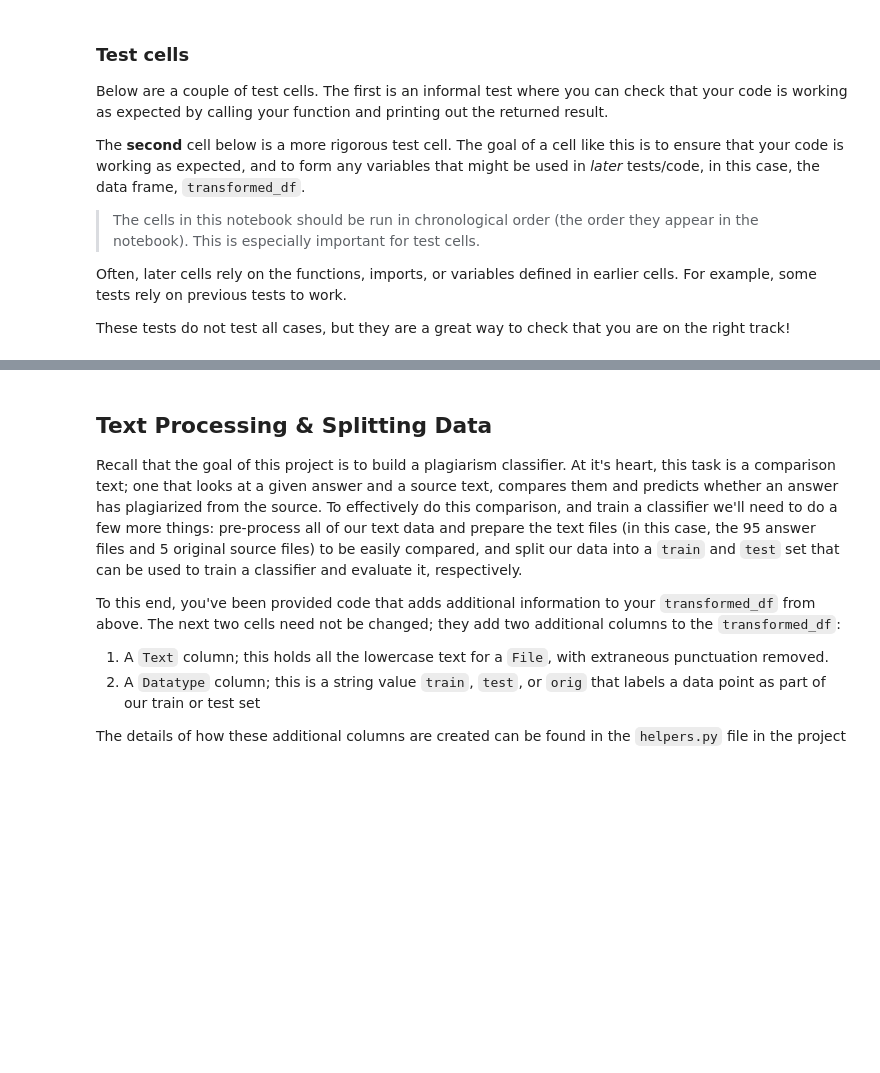
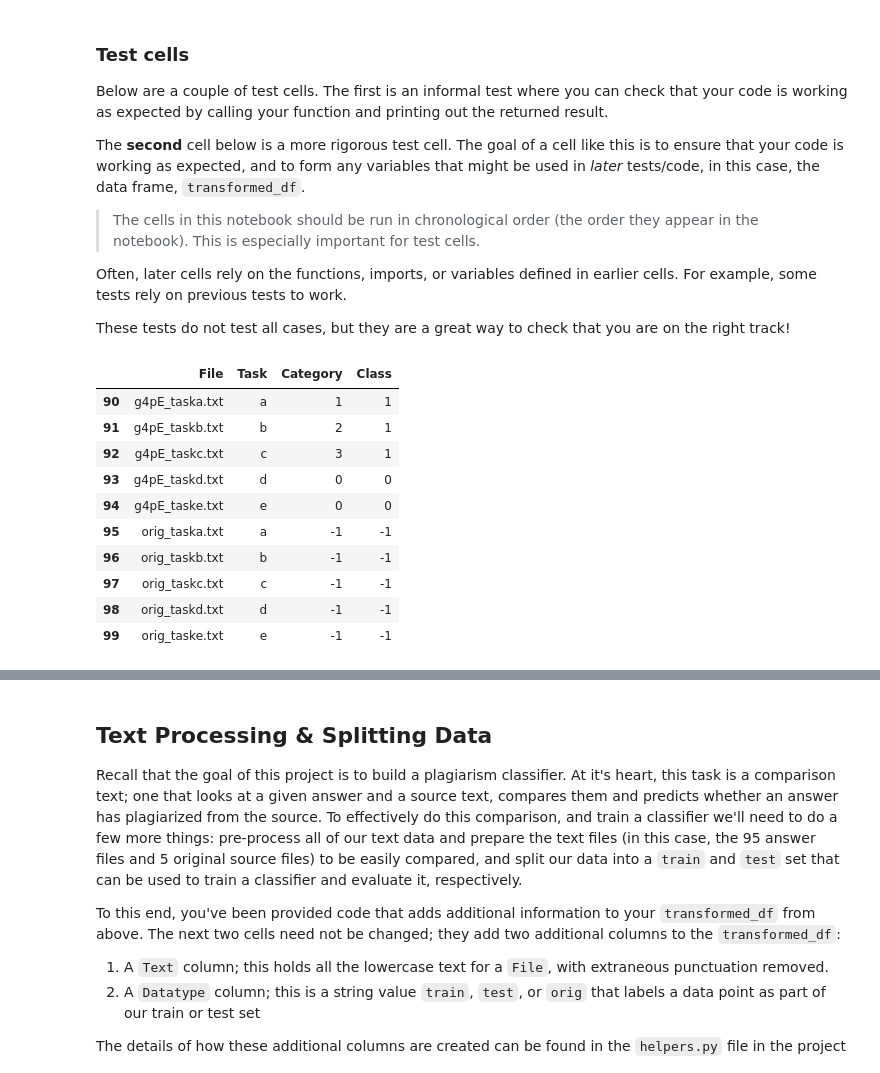
Before and after one commit to manumaqueda/plagiarism-detection, a Jupyter notebook: 2_Plagiarism_Feature_Engineering.ipynb, the cells around one changed output, grey strips where cells are left out. Drawn from its saved outputs; the diff is of its cells as text; code cells hidden in the pictures; blank space fills up the shorter version.

```diff
--- a/2_Plagiarism_Feature_Engineering.ipynb
+++ b/2_Plagiarism_Feature_Engineering.ipynb
@@ -169,11 +169,24 @@ These tests do not test all cases, but they are a great way to check that you ar
 # %%
 # informal testing, print out the results of a called function
 # create new `transformed_df`
 transformed_df = numerical_dataframe(csv_file ='data/file_information.csv')
 
 # check work
 # check that all categories of plagiarism have a class label = 1
 transformed_df.head(10)
+transformed_df.tail(10)
+# %% [output]
+|  | File | Task | Category | Class |
+| 90 | g4pE_taska.txt | a | 1 | 1 |
+| 91 | g4pE_taskb.txt | b | 2 | 1 |
+| 92 | g4pE_taskc.txt | c | 3 | 1 |
+| 93 | g4pE_taskd.txt | d | 0 | 0 |
+| 94 | g4pE_taske.txt | e | 0 | 0 |
+| 95 | orig_taska.txt | a | -1 | -1 |
+| 96 | orig_taskb.txt | b | -1 | -1 |
+| 97 | orig_taskc.txt | c | -1 | -1 |
+| 98 | orig_taskd.txt | d | -1 | -1 |
+| 99 | orig_taske.txt | e | -1 | -1 |
 # %%
 # test cell that creates `transformed_df`, if tests are passed
 
```
Also changed, not shown: parts of 25 cells of this notebook, 1 other file.
